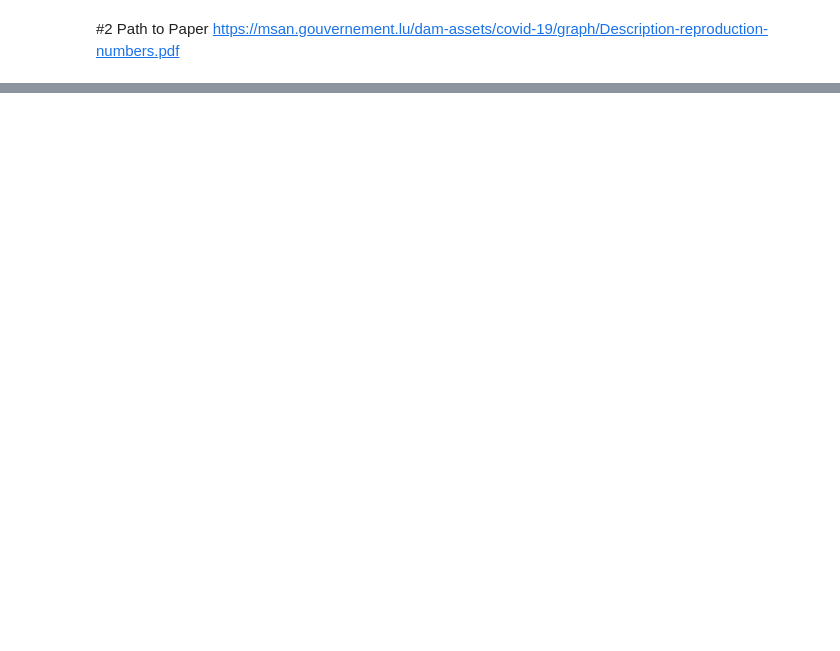
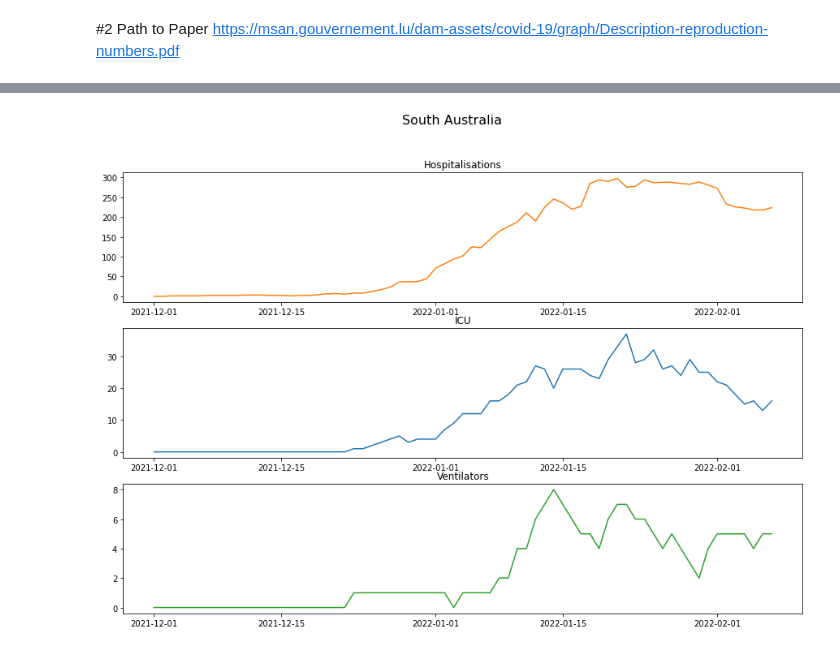
Before and after one commit to SeanDeBoo/Python, a Jupyter notebook: NSW Case data.ipynb, the cells around one changed output, grey strips where cells are left out. Saved outputs shown, nothing was run; the diff lists cells and outputs as text; code cells hidden in the pictures; blank space fills up the shorter version.

```diff
--- a/NSW Case data.ipynb
+++ b/NSW Case data.ipynb
@@ -201,0 +82,17 @@ AttributeError: 'DataFrame' object has no attribute 'DATES'
+# %%
+def state(state, fullname):
+    X = d[state].DATE
+    Y1, Y2, Y3, Y4= d[state].HOSP, d[state].ICU, d[state].VENT, d[state].NEW
+    plt.rcParams['figure.figsize'] = [15, 10]
+    fig, (ax1, ax2, ax3) = plt.subplots(3)
+    fig.suptitle(fullname, fontsize=16)
+    ax1.plot(X[1:70], Y1[1:70], color='C1')
+    ax1.set_title('Hospitalisations')
+    ax2.plot(X[1:70], Y2[1:70], color='C0')
+    ax2.set_title('ICU')
+    ax3.plot(X[1:70], Y3[1:70], color='C2')
+    ax3.set_title('Ventilators')
+# %%
+state('sa', 'South Australia')
+# %% [output]
+[figure, added]
```
Also changed, not shown: parts of 28 cells of this notebook.
